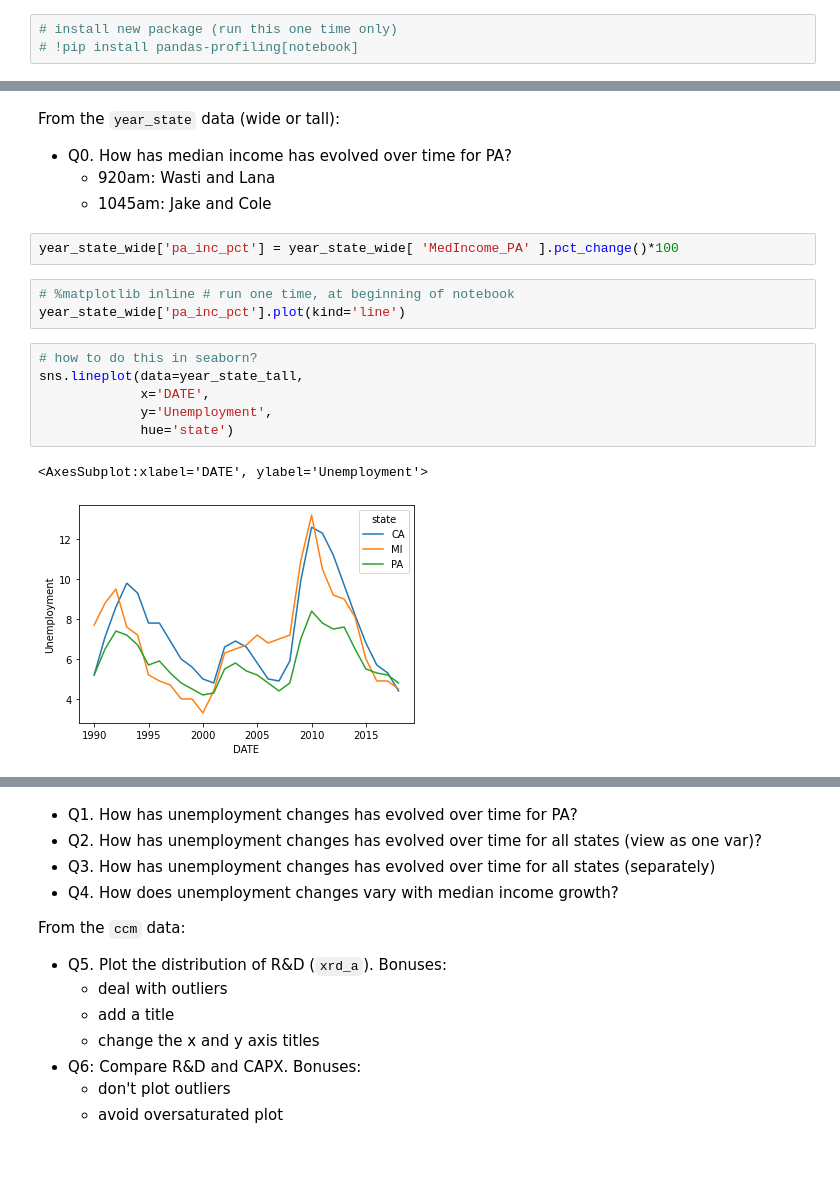
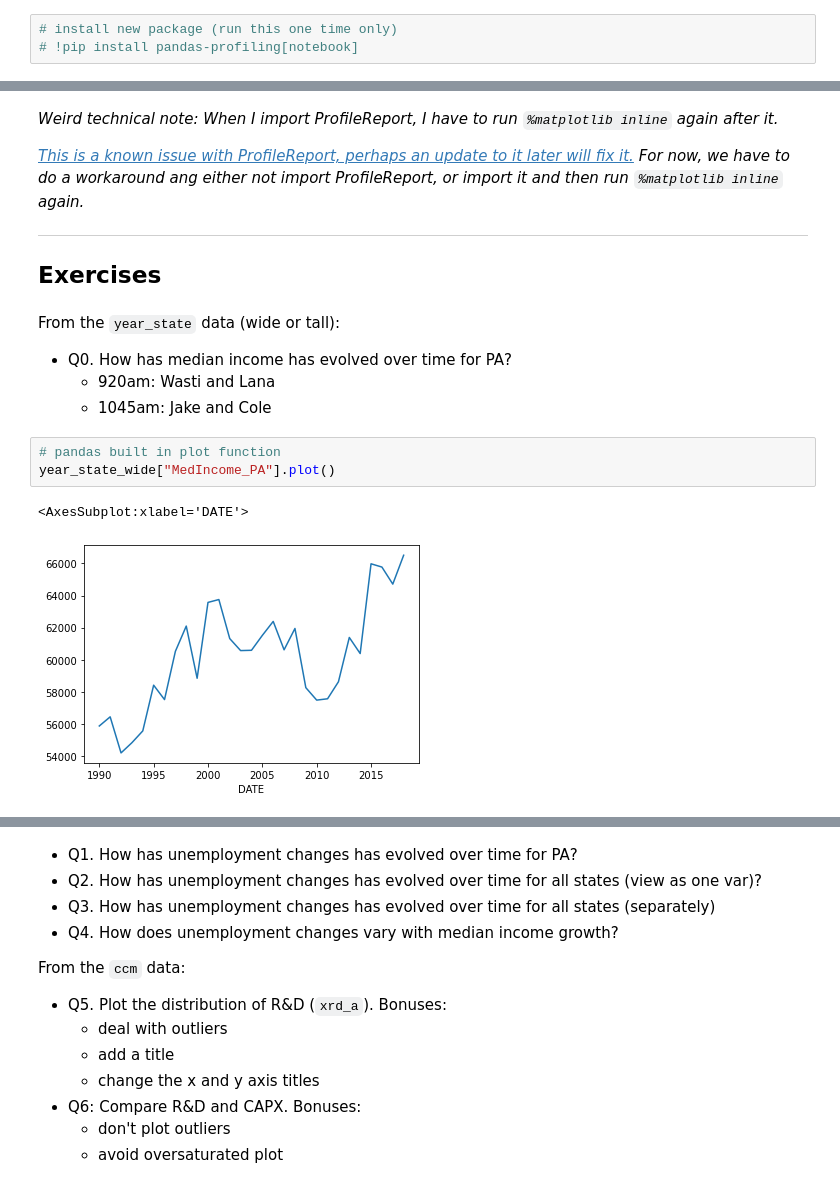
Before and after one commit to priyagb99/Class-Notes-920am, a Jupyter notebook: exercises/Plotting exercises.ipynb, the cells around one changed output, grey strips where cells are left out. Saved outputs shown, nothing was run; the diff lists cells and outputs as text; blank space fills up the shorter version.

```diff
--- a/exercises/Plotting exercises.ipynb
+++ b/exercises/Plotting exercises.ipynb
@@ -103,23 +105,23 @@ from pandas_profiling import ProfileReport
 # create the report:
 # profile = ProfileReport(year_state_wide, title="Pandas Profiling Report")
 # profile
+# %% [markdown]
+_Weird technical note: When I import ProfileReport, I have to run `%matplotlib inline` again after it._
+
+[_This is a known issue with ProfileReport, perhaps an update to it later will fix it._](https://github.com/pandas-profiling/pandas-profiling/pull/893) _For now, we have to do a workaround ang either not import ProfileReport, or import it and then run `%matplotlib inline` again._
+
+----
+
+## Exercises
 # %% [markdown]
 From the `year_state` data (wide or tall):
 
 - Q0. How has median income has evolved over time for PA?
     - 920am: Wasti and Lana
     - 1045am: Jake and Cole
-# %%
-year_state_wide['pa_inc_pct'] = year_state_wide[ 'MedIncome_PA' ].pct_change()*100
-# %%
-# %matplotlib inline # run one time, at beginning of notebook
-year_state_wide['pa_inc_pct'].plot(kind='line')
-# %%
-# how to do this in seaborn?
-sns.lineplot(data=year_state_tall,
-             x='DATE',
-             y='Unemployment',
-             hue='state')
-# %% [output]
-<AxesSubplot:xlabel='DATE', ylabel='Unemployment'>
-[figure, removed]
+# %%
+# pandas built in plot function
+year_state_wide["MedIncome_PA"].plot()
+# %% [output]
+<AxesSubplot:xlabel='DATE'>
+[figure, added]
```
Also changed, not shown: parts of 7 cells of this notebook.
